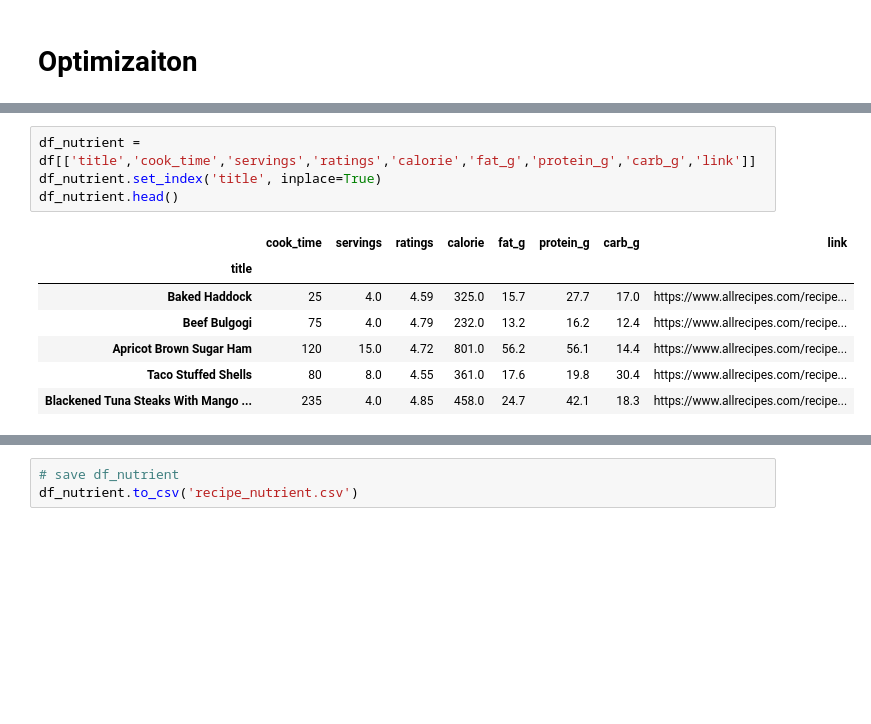
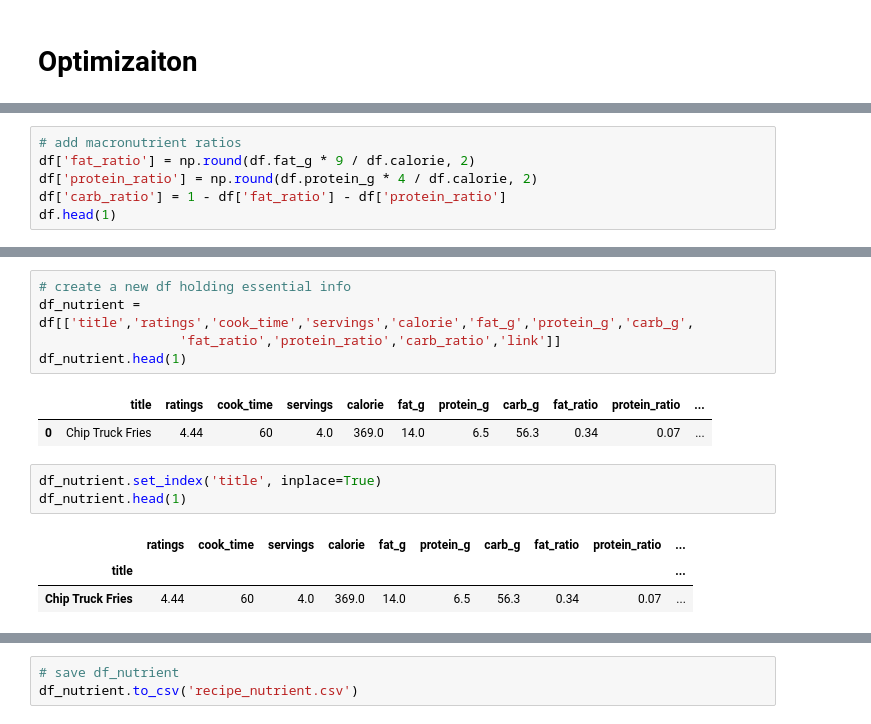
Before and after one commit to yangli53/happy_meals, a Jupyter notebook: Recommender.ipynb, the cells around one changed output, grey strips where cells are left out. Cells and saved outputs as stored; diff of their text form; blank space fills up the shorter version.

```diff
--- a/Recommender.ipynb
+++ b/Recommender.ipynb
@@ -114,0 +267,6 @@ df.head()
+# %%
+# add macronutrient ratios
+df['fat_ratio'] = np.round(df.fat_g * 9 / df.calorie, 2)
+df['protein_ratio'] = np.round(df.protein_g * 4 / df.calorie, 2)
+df['carb_ratio'] = 1 - df['fat_ratio'] - df['protein_ratio']
+df.head(1)
@@ -115,12 +276,15 @@ df.head()
+# %%
+# create a new df holding essential info
+df_nutrient = df[['title','ratings','cook_time','servings','calorie','fat_g','protein_g','carb_g',
+                  'fat_ratio','protein_ratio','carb_ratio','link']]
+df_nutrient.head(1)
+# %% [output]
+|  | title | ratings | cook_time | servings | calorie | fat_g | protein_g | carb_g | fat_ratio | protein_ratio | ... |
+| 0 | Chip Truck Fries | 4.44 | 60 | 4.0 | 369.0 | 14.0 | 6.5 | 56.3 | 0.34 | 0.07 | ... |
 # %%
-df_nutrient = df[['title','cook_time','servings','ratings','calorie','fat_g','protein_g','carb_g','link']]
 df_nutrient.set_index('title', inplace=True)
-df_nutrient.head()
+df_nutrient.head(1)
 # %% [output]
-|  | cook_time | servings | ratings | calorie | fat_g | protein_g | carb_g | link |
-| title |  |  |  |  |  |  |  |  |
-| Baked Haddock | 25 | 4.0 | 4.59 | 325.0 | 15.7 | 27.7 | 17.0 | https://www.allrecipes.com/recipe... |
-| Beef Bulgogi | 75 | 4.0 | 4.79 | 232.0 | 13.2 | 16.2 | 12.4 | https://www.allrecipes.com/recipe... |
-| Apricot Brown Sugar Ham | 120 | 15.0 | 4.72 | 801.0 | 56.2 | 56.1 | 14.4 | https://www.allrecipes.com/recipe... |
-| Taco Stuffed Shells | 80 | 8.0 | 4.55 | 361.0 | 17.6 | 19.8 | 30.4 | https://www.allrecipes.com/recipe... |
-| Blackened Tuna Steaks With Mango ... | 235 | 4.0 | 4.85 | 458.0 | 24.7 | 42.1 | 18.3 | https://www.allrecipes.com/recipe... |
+|  | ratings | cook_time | servings | calorie | fat_g | protein_g | carb_g | fat_ratio | protein_ratio | ... |
+| title |  |  |  |  |  |  |  |  |  | ... |
+| Chip Truck Fries | 4.44 | 60 | 4.0 | 369.0 | 14.0 | 6.5 | 56.3 | 0.34 | 0.07 | ... |
```
Also changed, not shown: parts of 31 cells of this notebook, 21 other files.
